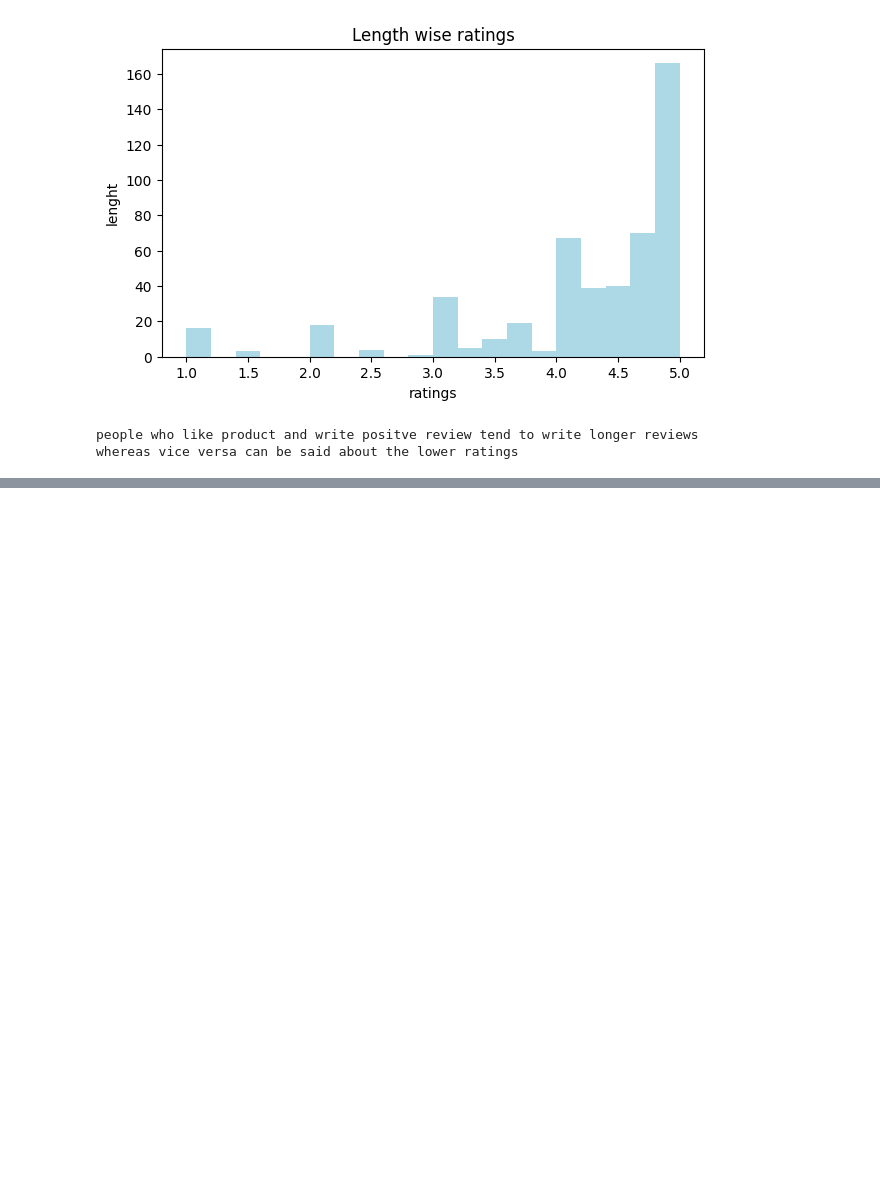
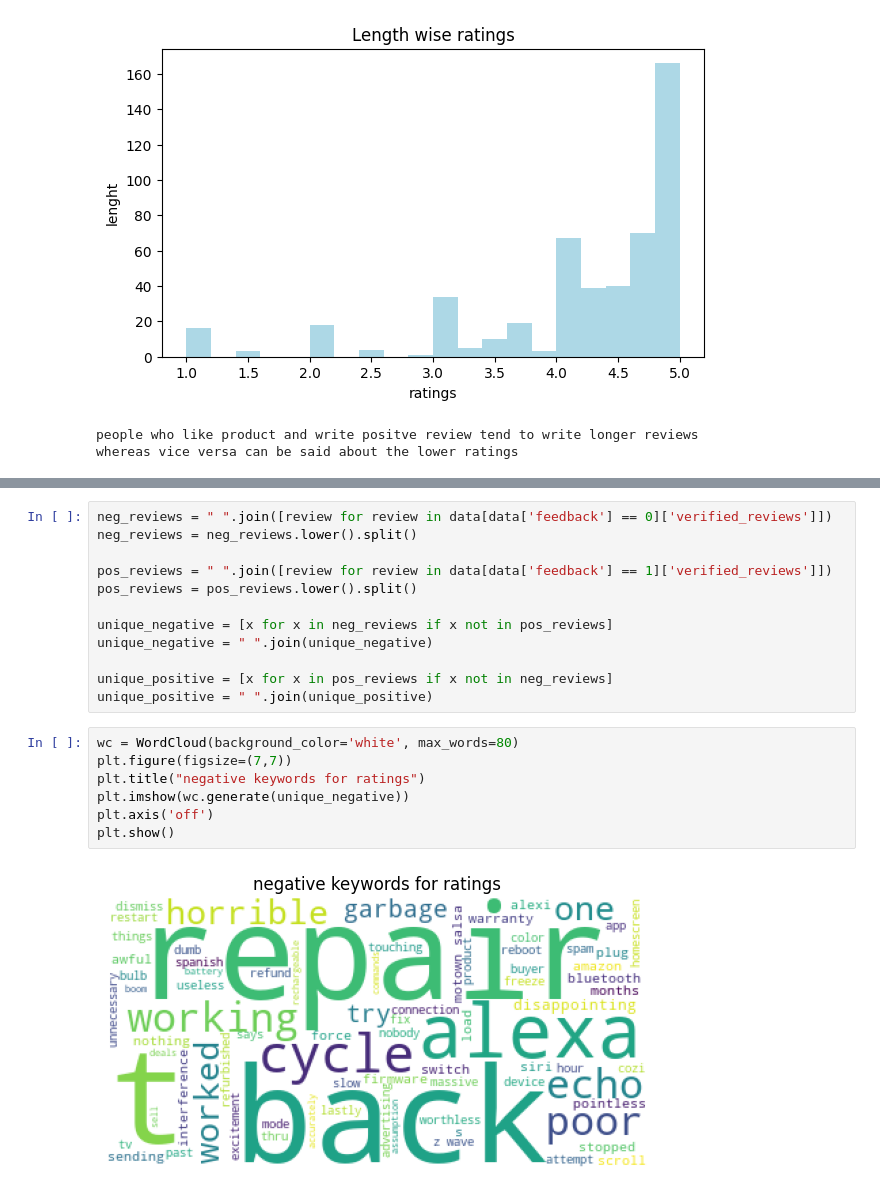
Before and after one commit to Aadeshh0/alexa_review, a Jupyter notebook: main.ipynb, the cells around one changed output, grey strips where cells are left out. Saved outputs shown, nothing was run; the diff lists cells and outputs as text; blank space fills up the shorter version.

```diff
--- a/main.ipynb
+++ b/main.ipynb
@@ -280,0 +303,21 @@ NameError: name 'CountVectorizer' is not defined
+# %%
+neg_reviews = " ".join([review for review in data[data['feedback'] == 0]['verified_reviews']])
+neg_reviews = neg_reviews.lower().split()
+
+pos_reviews = " ".join([review for review in data[data['feedback'] == 1]['verified_reviews']])
+pos_reviews = pos_reviews.lower().split()
+
+unique_negative = [x for x in neg_reviews if x not in pos_reviews]
+unique_negative = " ".join(unique_negative)
+
+unique_positive = [x for x in pos_reviews if x not in neg_reviews]
+unique_positive = " ".join(unique_positive)
+# %%
+wc = WordCloud(background_color='white', max_words=80)
+plt.figure(figsize=(7,7))
+plt.title("negative keywords for ratings")
+plt.imshow(wc.generate(unique_negative))
+plt.axis('off')
+plt.show()
+# %% [output]
+[figure, added]
```
Also changed, not shown: parts of 4 cells of this notebook, 1 other file.
